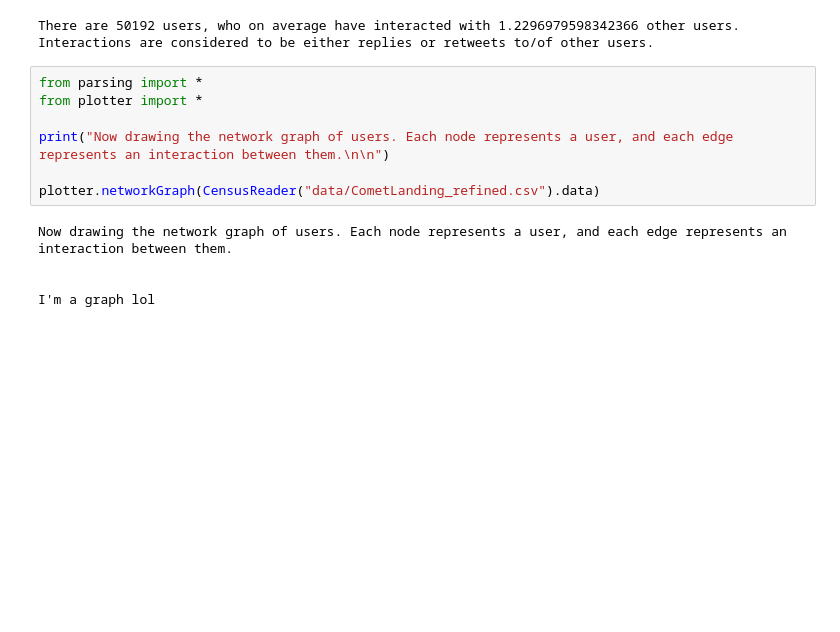
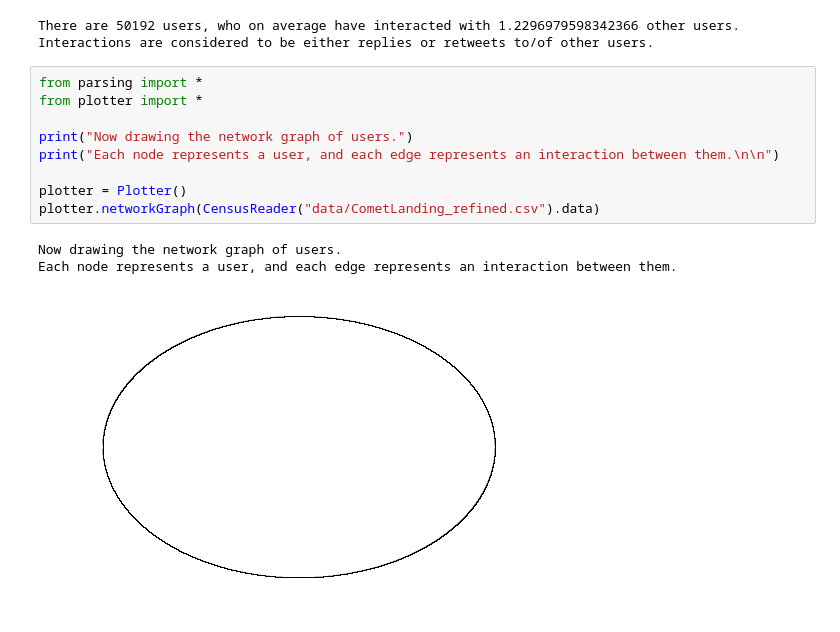
Before and after one commit to Fraser-Brown/Python-stats, a Jupyter notebook: Code/Jupyter.ipynb, the cells around one changed output. Saved outputs shown, nothing was run; the diff lists cells and outputs as text; blank space fills up the shorter version.

Commit message:
Network graph works, kind of

```diff
--- a/Code/Jupyter.ipynb
+++ b/Code/Jupyter.ipynb
@@ -161,12 +161,13 @@ Interactions are considered to be either replies or retweets to/of other users.
 # %%
 from parsing import *
 from plotter import *
 
-print("Now drawing the network graph of users. Each node represents a user, and each edge represents an interaction between them.\n\n")
+print("Now drawing the network graph of users.")
+print("Each node represents a user, and each edge represents an interaction between them.\n\n")
 
+plotter = Plotter()
 plotter.networkGraph(CensusReader("data/CometLanding_refined.csv").data)
 # %% [output]
-Now drawing the network graph of users. Each node represents a user, and each edge represents an interaction between them.
-
-
-I'm a graph lol
+Now drawing the network graph of users.
+Each node represents a user, and each edge represents an interaction between them.
+[figure, added]
```
Also changed, not shown: parts of 1 cell of this notebook, 1 other file.
